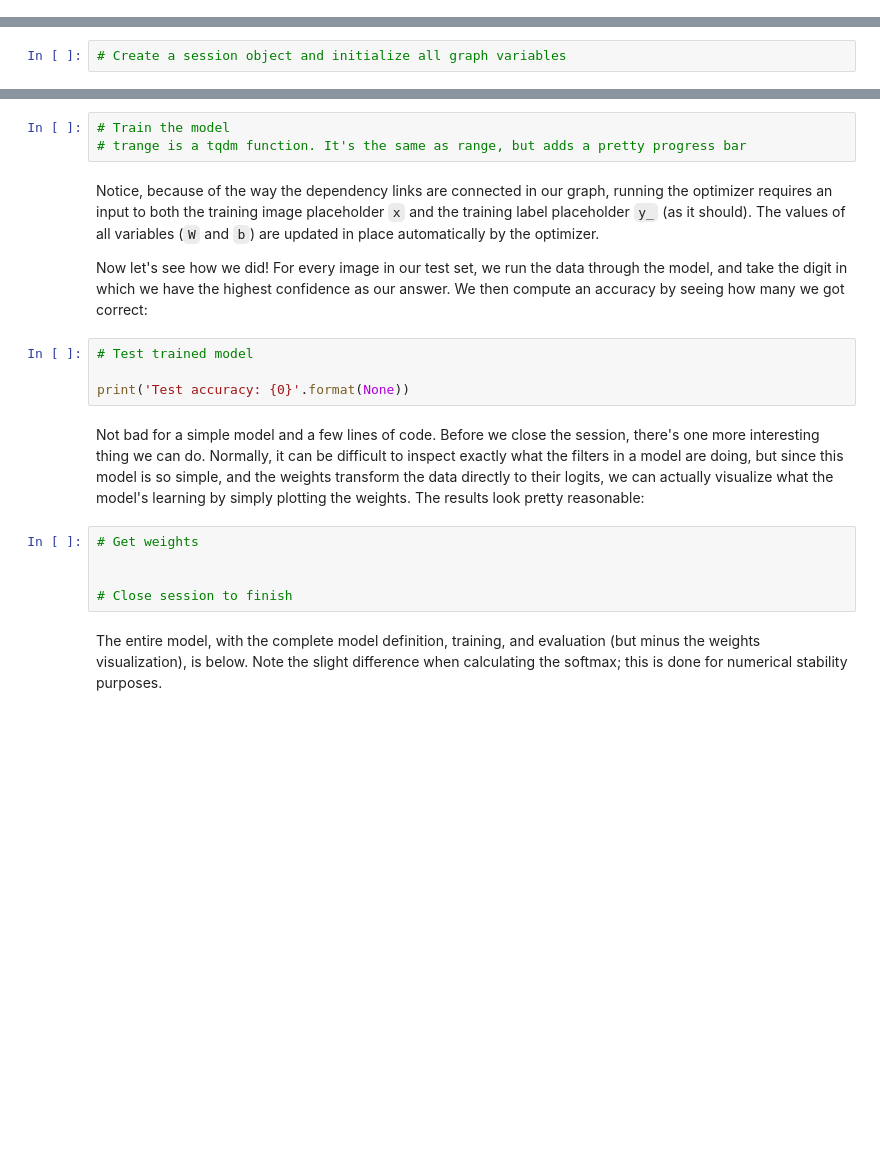
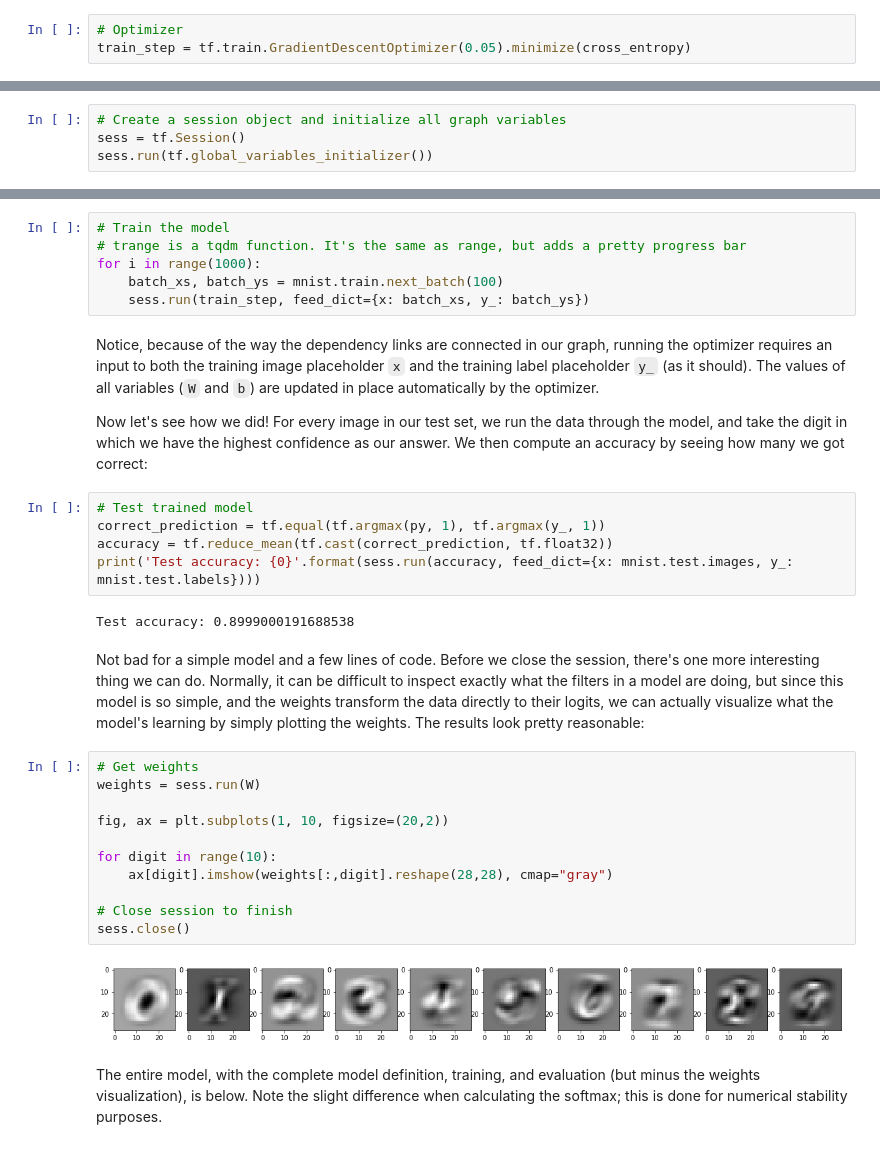
Before and after one commit to infiniaml/ml-bootcamp, a Jupyter notebook: TensorFlow_Basics.ipynb, the cells around one changed output, grey strips where cells are left out. Cells and saved outputs as stored; diff of their text form; blank space fills up the shorter version.

```diff
--- a/TensorFlow_Basics.ipynb
+++ b/TensorFlow_Basics.ipynb
@@ -110,27 +184,46 @@ In the old days, we would have to go through and derive all the gradients oursel
+# %%
+# Optimizer
+train_step = tf.train.GradientDescentOptimizer(0.05).minimize(cross_entropy)
 # %% [markdown]
 To train, we simply call the optimizer op we defined above. First though, we need to start a session and initialize our variables:
 # %%
 # Create a session object and initialize all graph variables
+sess = tf.Session()
+sess.run(tf.global_variables_initializer())
 # %% [markdown]
 There are much cleverer ways to design a training regimen that stop training once the model is converged and before it starts overfitting, but for this demo, we'll keep it simple:
 # %%
 # Train the model
 # trange is a tqdm function. It's the same as range, but adds a pretty progress bar
+for i in range(1000):
+    batch_xs, batch_ys = mnist.train.next_batch(100)
+    sess.run(train_step, feed_dict={x: batch_xs, y_: batch_ys})
 # %% [markdown]
 Notice, because of the way the dependency links are connected in our graph, running the optimizer requires an input to both the training image placeholder `x` and the training label placeholder `y_` (as it should). The values of all variables (`W` and `b`) are updated in place automatically by the optimizer.
 
 Now let's see how we did! For every image in our test set, we run the data through the model, and take the digit in which we have the highest confidence as our answer. We then compute an accuracy by seeing how many we got correct:
-# %%
-# Test trained model
-
-print('Test accuracy: {0}'.format(None))
+# %%
+# Test trained model
+correct_prediction = tf.equal(tf.argmax(py, 1), tf.argmax(y_, 1))
+accuracy = tf.reduce_mean(tf.cast(correct_prediction, tf.float32))
+print('Test accuracy: {0}'.format(sess.run(accuracy, feed_dict={x: mnist.test.images, y_: mnist.test.labels})))
+# %% [output]
+Test accuracy: 0.8999000191688538
 # %% [markdown]
 Not bad for a simple model and a few lines of code.  Before we close the session, there's one more interesting thing we can do. Normally, it can be difficult to inspect exactly what the filters in a model are doing, but since this model is so simple, and the weights transform the data directly to their logits, we can actually visualize what the model's learning by simply plotting the weights. The results look pretty reasonable:
-# %%
-# Get weights
-
-
-# Close session to finish
+# %%
+# Get weights
+weights = sess.run(W)
+
+fig, ax = plt.subplots(1, 10, figsize=(20,2))
+
+for digit in range(10):
+    ax[digit].imshow(weights[:,digit].reshape(28,28), cmap="gray")
+
+# Close session to finish
+sess.close()
+# %% [output]
+[figure, added]
 # %% [markdown]
 The entire model, with the complete model definition, training, and evaluation (but minus the weights visualization), is below. Note the slight difference when calculating the softmax; this is done for numerical stability purposes.
 # %%
```
Also changed, not shown: parts of 16 cells of this notebook, 1 other file.
